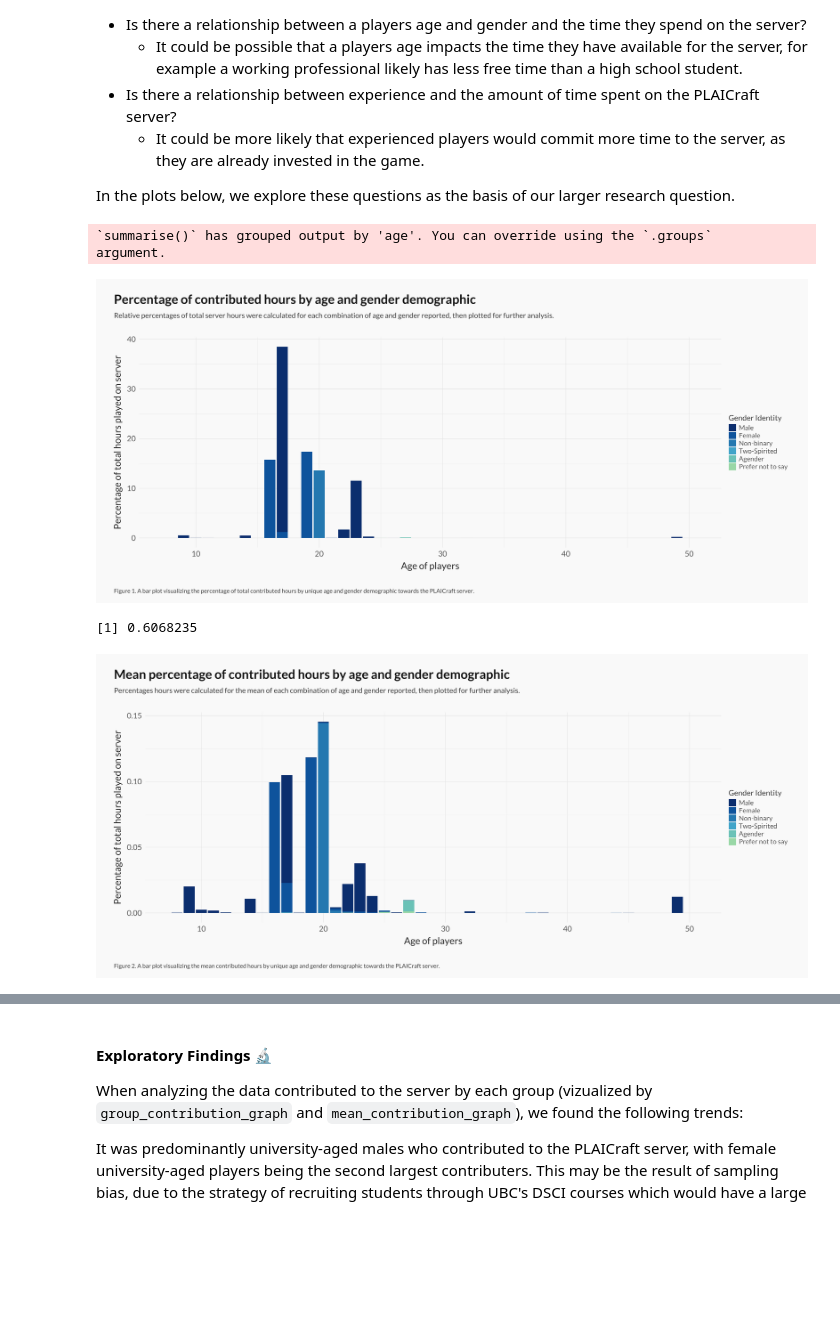
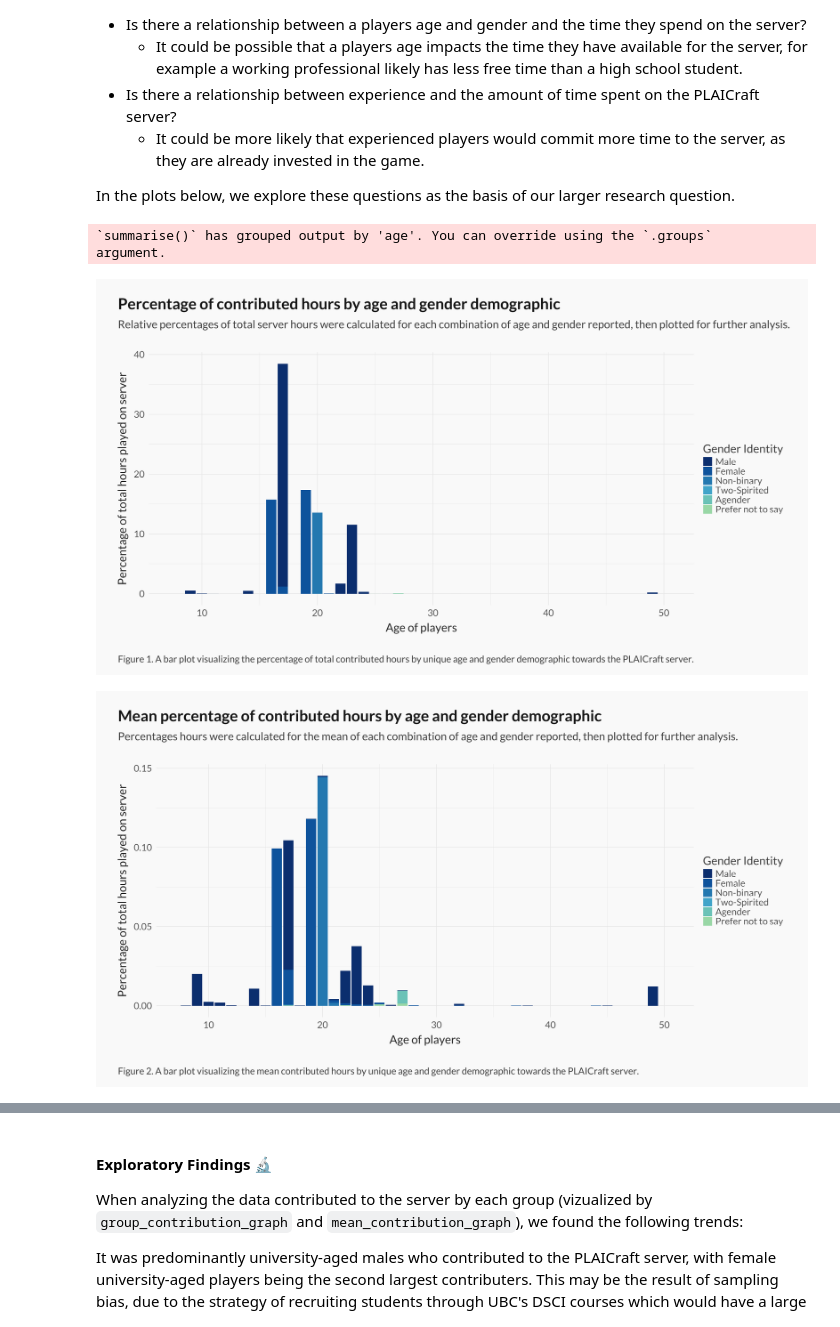
Before and after one commit to liammurray123/DSCI-100-Final-Project, a Jupyter notebook: Analysis.ipynb, the cells around one changed output, grey strips where cells are left out. Saved outputs shown, nothing was run; the diff lists cells and outputs as text; code cells hidden in the pictures; blank space fills up the shorter version.

Commit message:
Changed plot sizing and aesthetic sizing

```diff
--- a/Analysis.ipynb
+++ b/Analysis.ipynb
@@ -377,8 +371,6 @@ Looking at our research question above, there are some relationships that we wan
 In the plots below, we explore these questions as the basis of our larger research question.
 # %%
 # Exploring age and gender as factors for gameplay contributions
-
-options(repr.plot.width = 22, repr.plot.height = 10)
 
 total_recorded_hours <- sum(merged_data$played_hours)
 
@@ -400,38 +392,35 @@ group_contribution_graph <- contribution_data |>
             subtitle = "Relative percentages of total server hours were calculated for each combination of age and gender reported, then plotted for further analysis.",
             x = "Age of players",
             y = "Percentage of total hours played on server",
             fill = "Gender Identity",
             caption = "Figure 1. A bar plot visualizing the percentage of total contributed hours by unique age and gender demographic towards the PLAICraft server."
         )
 
 group_contribution_graph
 
 # Look at the mean individual % contributions by each group
 mean_contribution_graph <- contribution_data |>
     ggplot(aes(y=mean_contribution, x=age, fill = gender)) +
         geom_bar(stat="identity", position = "stack") +
         # geom_point(alpha = 0.7, size = 4, aes(color=gender, shape = gender)) +
         # facet_grid(cols = vars(gender)) +
         labs(
             title = "Mean percentage of contributed hours by age and gender demographic",
             subtitle = "Percentages hours were calculated for the mean of each combination of age and gender reported, then plotted for further analysis.",
             x = "Age of players",
             y = "Percentage of total hours played on server",
             fill = "Gender Identity",
             caption = "Figure 2. A bar plot visualizing the mean contributed hours by unique age and gender demographic towards the PLAICraft server."
         )
 
 mean_contribution_graph
 
-print(sum(contribution_data$mean_contribution))
-
 # mean_hours_plot
 # %% [output]
 `summarise()` has grouped output by 'age'. You can override using the `.groups`
 argument.
-[figure, old version]
+[figure, new version]
-[1] 0.6068235
-[figure, old version]
+[figure, new version]
 # %%
 # Exploring how experience relates to the time spend on the server
 session_info_plt <- merged_data |>
```
Also changed, not shown: parts of 11 cells of this notebook, 1 other file.
